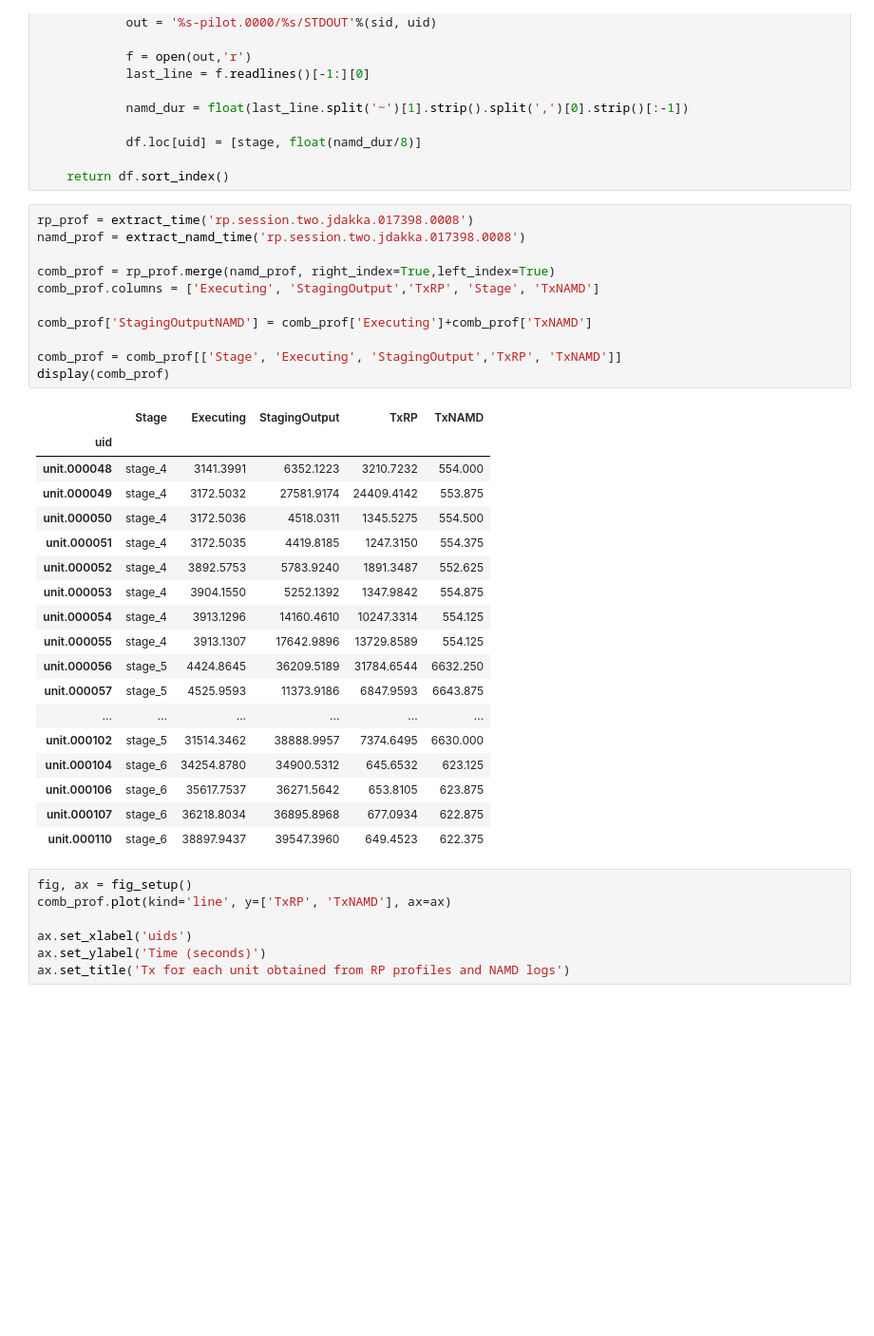
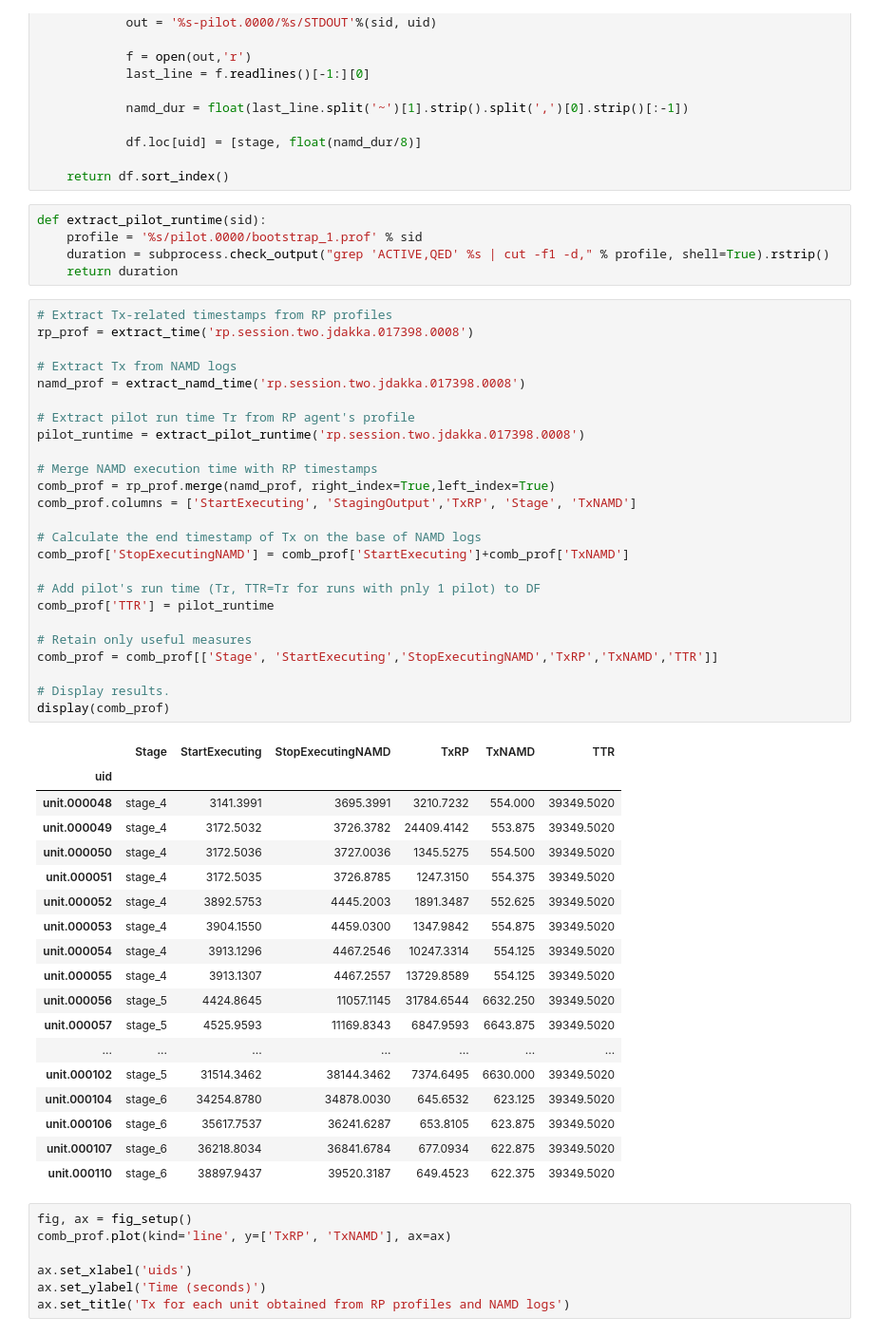
Before and after one commit to radical-experiments/htbac-experiments, a Jupyter notebook: weak_scaling_namd_entk4/null-ws-128cores-trial1/calculate_timestamps_and_tx.ipynb, the cells around one changed output. Shown: that part at 95% size. Saved outputs shown, nothing was run; the diff lists cells and outputs as text; blank space fills up the shorter version.

Commit message:
Calculate TTR from pilot profile

```diff
--- a/weak_scaling_namd_entk4/null-ws-128cores-trial1/calculate_timestamps_and_tx.ipynb
+++ b/weak_scaling_namd_entk4/null-ws-128cores-trial1/calculate_timestamps_and_tx.ipynb
@@ -168,36 +169,55 @@ def extract_namd_time(sid):
             df.loc[uid] = [stage, float(namd_dur/8)]
 
     return df.sort_index()
+# %%
+def extract_pilot_runtime(sid):
+    profile = '%s/pilot.0000/bootstrap_1.prof' % sid
+    duration = subprocess.check_output("grep 'ACTIVE,QED' %s | cut -f1 -d," % profile, shell=True).rstrip()
+    return duration
 # %%
+# Extract Tx-related timestamps from RP profiles
 rp_prof = extract_time('rp.session.two.jdakka.017398.0008')
+
+# Extract Tx from NAMD logs
 namd_prof = extract_namd_time('rp.session.two.jdakka.017398.0008')
 
+# Extract pilot run time Tr from RP agent's profile
+pilot_runtime = extract_pilot_runtime('rp.session.two.jdakka.017398.0008')
+
+# Merge NAMD execution time with RP timestamps
 comb_prof = rp_prof.merge(namd_prof, right_index=True,left_index=True)
-comb_prof.columns = ['Executing', 'StagingOutput','TxRP', 'Stage', 'TxNAMD']
+comb_prof.columns = ['StartExecuting', 'StagingOutput','TxRP', 'Stage', 'TxNAMD']
 
-comb_prof['StagingOutputNAMD'] = comb_prof['Executing']+comb_prof['TxNAMD']
+# Calculate the end timestamp of Tx on the base of NAMD logs
+comb_prof['StopExecutingNAMD'] = comb_prof['StartExecuting']+comb_prof['TxNAMD']
 
-comb_prof = comb_prof[['Stage', 'Executing', 'StagingOutput','TxRP', 'TxNAMD']]
+# Add pilot's run time (Tr, TTR=Tr for runs with pnly 1 pilot) to DF
+comb_prof['TTR'] = pilot_runtime
+
+# Retain only useful measures
+comb_prof = comb_prof[['Stage', 'StartExecuting','StopExecutingNAMD','TxRP','TxNAMD','TTR']]
+
+# Display results.
 display(comb_prof)
 # %% [output]
-|  | Stage | Executing | StagingOutput | TxRP | TxNAMD |
-| uid |  |  |  |  |  |
-| unit.000048 | stage_4 | 3141.3991 | 6352.1223 | 3210.7232 | 554.000 |
-| unit.000049 | stage_4 | 3172.5032 | 27581.9174 | 24409.4142 | 553.875 |
-| unit.000050 | stage_4 | 3172.5036 | 4518.0311 | 1345.5275 | 554.500 |
-| unit.000051 | stage_4 | 3172.5035 | 4419.8185 | 1247.3150 | 554.375 |
-| unit.000052 | stage_4 | 3892.5753 | 5783.9240 | 1891.3487 | 552.625 |
-| unit.000053 | stage_4 | 3904.1550 | 5252.1392 | 1347.9842 | 554.875 |
-| unit.000054 | stage_4 | 3913.1296 | 14160.4610 | 10247.3314 | 554.125 |
-| unit.000055 | stage_4 | 3913.1307 | 17642.9896 | 13729.8589 | 554.125 |
-| unit.000056 | stage_5 | 4424.8645 | 36209.5189 | 31784.6544 | 6632.250 |
-| unit.000057 | stage_5 | 4525.9593 | 11373.9186 | 6847.9593 | 6643.875 |
-| ... | ... | ... | ... | ... | ... |
-| unit.000102 | stage_5 | 31514.3462 | 38888.9957 | 7374.6495 | 6630.000 |
-| unit.000104 | stage_6 | 34254.8780 | 34900.5312 | 645.6532 | 623.125 |
-| unit.000106 | stage_6 | 35617.7537 | 36271.5642 | 653.8105 | 623.875 |
-| unit.000107 | stage_6 | 36218.8034 | 36895.8968 | 677.0934 | 622.875 |
-| unit.000110 | stage_6 | 38897.9437 | 39547.3960 | 649.4523 | 622.375 |
+|  | Stage | StartExecuting | StopExecutingNAMD | TxRP | TxNAMD | TTR |
+| uid |  |  |  |  |  |  |
+| unit.000048 | stage_4 | 3141.3991 | 3695.3991 | 3210.7232 | 554.000 | 39349.5020 |
+| unit.000049 | stage_4 | 3172.5032 | 3726.3782 | 24409.4142 | 553.875 | 39349.5020 |
+| unit.000050 | stage_4 | 3172.5036 | 3727.0036 | 1345.5275 | 554.500 | 39349.5020 |
+| unit.000051 | stage_4 | 3172.5035 | 3726.8785 | 1247.3150 | 554.375 | 39349.5020 |
+| unit.000052 | stage_4 | 3892.5753 | 4445.2003 | 1891.3487 | 552.625 | 39349.5020 |
+| unit.000053 | stage_4 | 3904.1550 | 4459.0300 | 1347.9842 | 554.875 | 39349.5020 |
+| unit.000054 | stage_4 | 3913.1296 | 4467.2546 | 10247.3314 | 554.125 | 39349.5020 |
+| unit.000055 | stage_4 | 3913.1307 | 4467.2557 | 13729.8589 | 554.125 | 39349.5020 |
+| unit.000056 | stage_5 | 4424.8645 | 11057.1145 | 31784.6544 | 6632.250 | 39349.5020 |
+| unit.000057 | stage_5 | 4525.9593 | 11169.8343 | 6847.9593 | 6643.875 | 39349.5020 |
+| ... | ... | ... | ... | ... | ... | ... |
+| unit.000102 | stage_5 | 31514.3462 | 38144.3462 | 7374.6495 | 6630.000 | 39349.5020 |
+| unit.000104 | stage_6 | 34254.8780 | 34878.0030 | 645.6532 | 623.125 | 39349.5020 |
+| unit.000106 | stage_6 | 35617.7537 | 36241.6287 | 653.8105 | 623.875 | 39349.5020 |
+| unit.000107 | stage_6 | 36218.8034 | 36841.6784 | 677.0934 | 622.875 | 39349.5020 |
+| unit.000110 | stage_6 | 38897.9437 | 39520.3187 | 649.4523 | 622.375 | 39349.5020 |
 # %%
 fig, ax = fig_setup()
 comb_prof.plot(kind='line', y=['TxRP', 'TxNAMD'], ax=ax)
```
Also changed, not shown: parts of 1 cell of this notebook.
